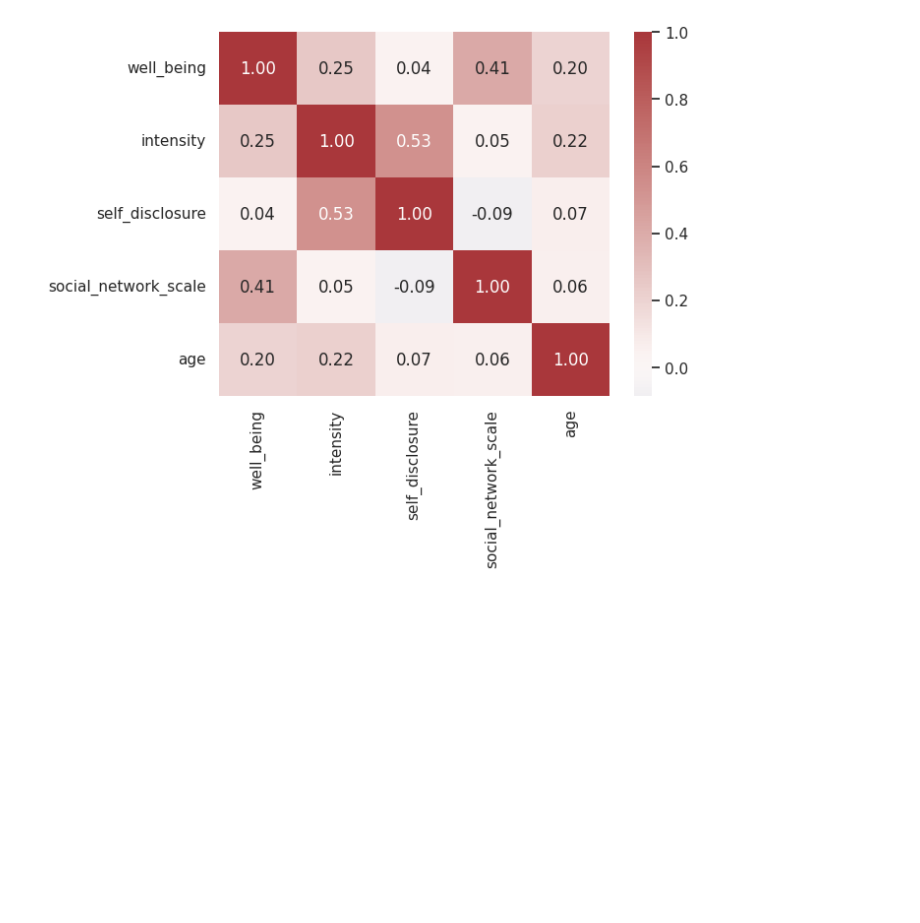
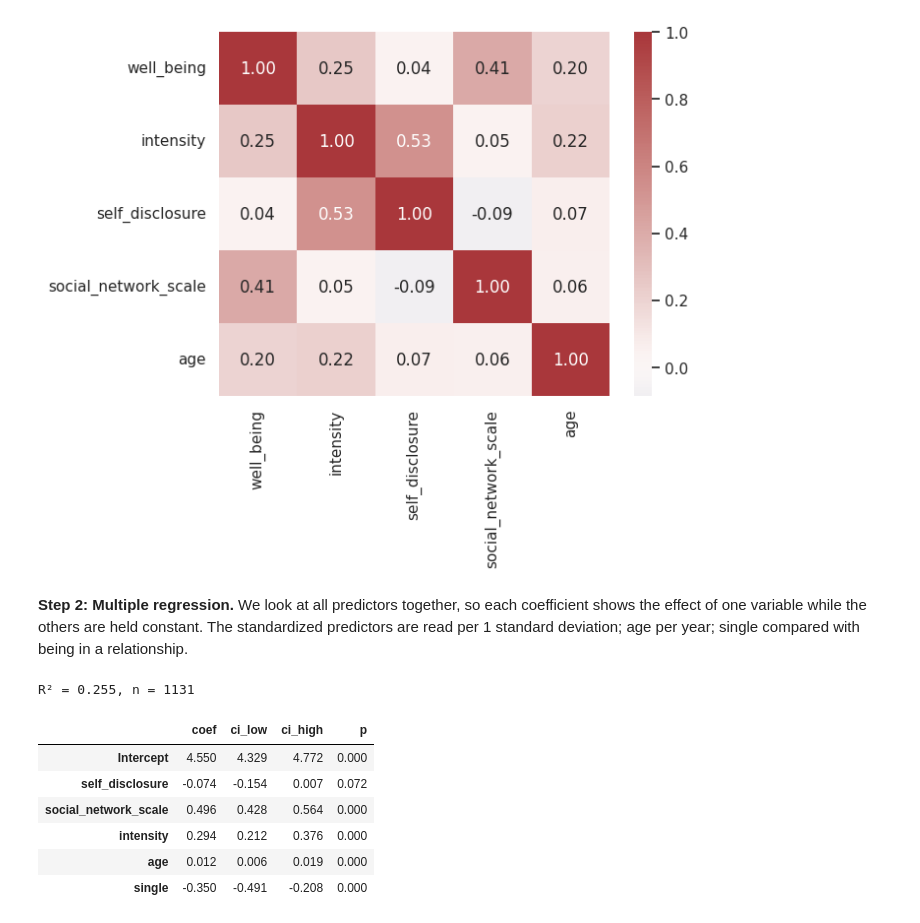
Before and after one commit to xMrTuffnut/ai-companion-wellbeing, a Jupyter notebook: notebooks/04_rq3_disclosure_network.ipynb, the cells around one changed output. Cells and saved outputs as stored; diff of their text form; code cells hidden in the pictures; blank space fills up the shorter version.

```diff
--- a/notebooks/04_rq3_disclosure_network.ipynb
+++ b/notebooks/04_rq3_disclosure_network.ipynb
@@ -39,3 +44,24 @@ save_fig("rq3_corr_heatmap.png")
 [interactive output not drawn]
 [interactive output not drawn]
 [figure]
+# %% [markdown]
+**Step 2: Multiple regression.** We look at all predictors together, so each coefficient shows the effect of one variable while the others are held constant. The standardized predictors are read per 1 standard deviation; age per year; single compared with being in a relationship.
+# %%
+model = smf.ols("well_being ~ self_disclosure + social_network_scale + intensity + age + single",
+                data=df).fit()
+print(f"R² = {model.rsquared:.3f}, n = {int(model.nobs)}")
+
+results = pd.DataFrame({"coef": model.params,
+                        "ci_low": model.conf_int()[0],
+                        "ci_high": model.conf_int()[1],
+                        "p": model.pvalues}).round(3)
+results
+# %% [output]
+R² = 0.255, n = 1131
+|  | coef | ci_low | ci_high | p |
+| Intercept | 4.550 | 4.329 | 4.772 | 0.000 |
+| self_disclosure | -0.074 | -0.154 | 0.007 | 0.072 |
+| social_network_scale | 0.496 | 0.428 | 0.564 | 0.000 |
+| intensity | 0.294 | 0.212 | 0.376 | 0.000 |
+| age | 0.012 | 0.006 | 0.019 | 0.000 |
+| single | -0.350 | -0.491 | -0.208 | 0.000 |
```
Also changed, not shown: parts of 9 cells of this notebook.
